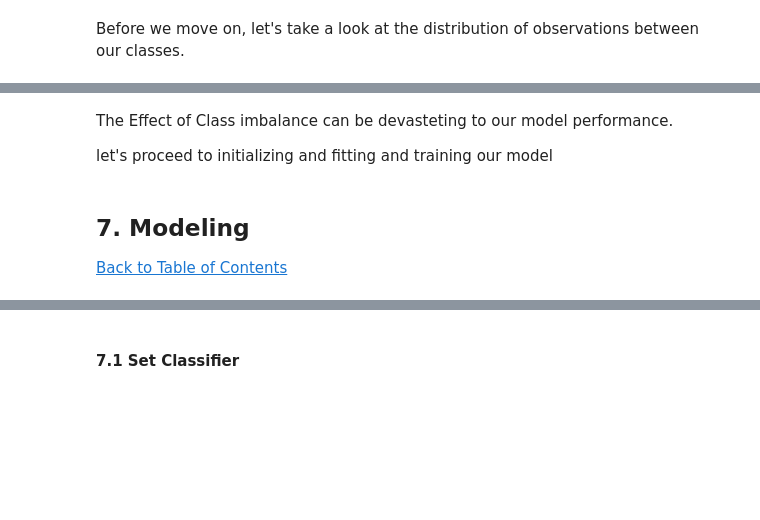
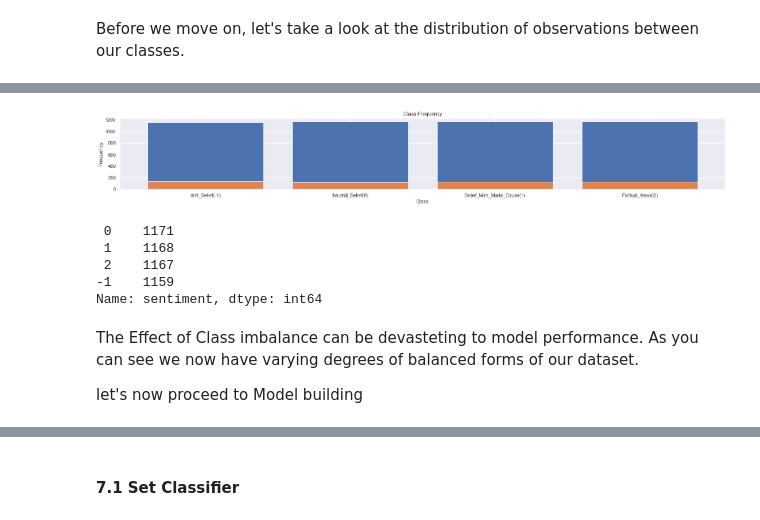
Before and after one commit to ogbeiedward/Climate-Change-Belief-Analysis-2022, a Jupyter notebook: Project File/5.0 Advance_Classification_Notebook.ipynb, the cells around one changed output, grey strips where cells are left out. Saved outputs shown, nothing was run; the diff lists cells and outputs as text; code cells hidden in the pictures; blank space fills up the shorter version.

```diff
--- a/Project File/5.0 Advance_Classification_Notebook.ipynb
+++ b/Project File/5.0 Advance_Classification_Notebook.ipynb
@@ -831,9 +916,28 @@ y_train.value_counts()
 Name: sentiment, dtype: int64
+# %%
+# Sample of Class Distribution after UNDERSAMPLING (Nearmiss Method)
+unique, counts = np.unique(y_train_n, return_counts=True)
+plt.bar(unique, counts)
+unique, counts = np.unique(y_val_n, return_counts=True)
+plt.bar(unique, counts)
+
+plt.rcParams["figure.figsize"] = (25, 3)
+plt.title('Class Frequency')
+plt.xlabel('Class')
+plt.ylabel('Frequency')
+plt.xticks(ticks=[-1, 0, 1, 2],
+           labels=['Anti_Belief(-1)', 'Neutral_Belief(0)', 'Belief_Man_Made_Cause(1)', 'Factual_News(2)'])
+
+plt.show()
+y_train_n.value_counts()
+# %% [output]
+[figure, added]
+ 0    1171
+ 1    1168
+ 2    1167
+-1    1159
+Name: sentiment, dtype: int64
 # %% [markdown]
-The Effect of Class imbalance can be devasteting to our model performance.
+The Effect of Class imbalance can be devasteting to model performance. As you can see we now have varying degrees of balanced forms of our dataset.
 
-let's proceed to initializing and fitting and training our model
+let's now proceed to Model building
-# %% [markdown]
-<a id="seven"></a>
-## 7. Modeling
-<a href=#cont>Back to Table of Contents</a>
```
Also changed, not shown: parts of 88 cells of this notebook, 3 other files.
